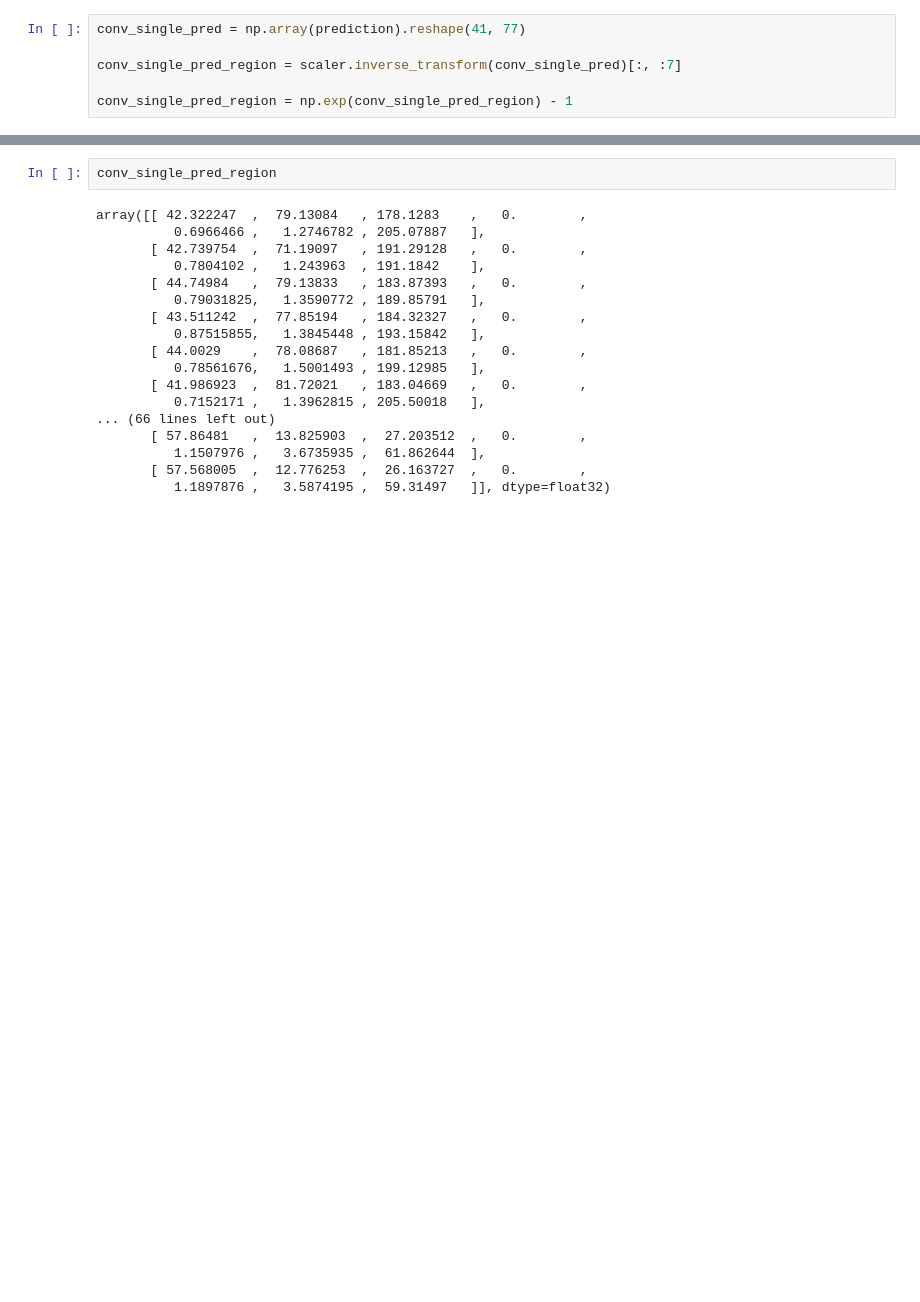
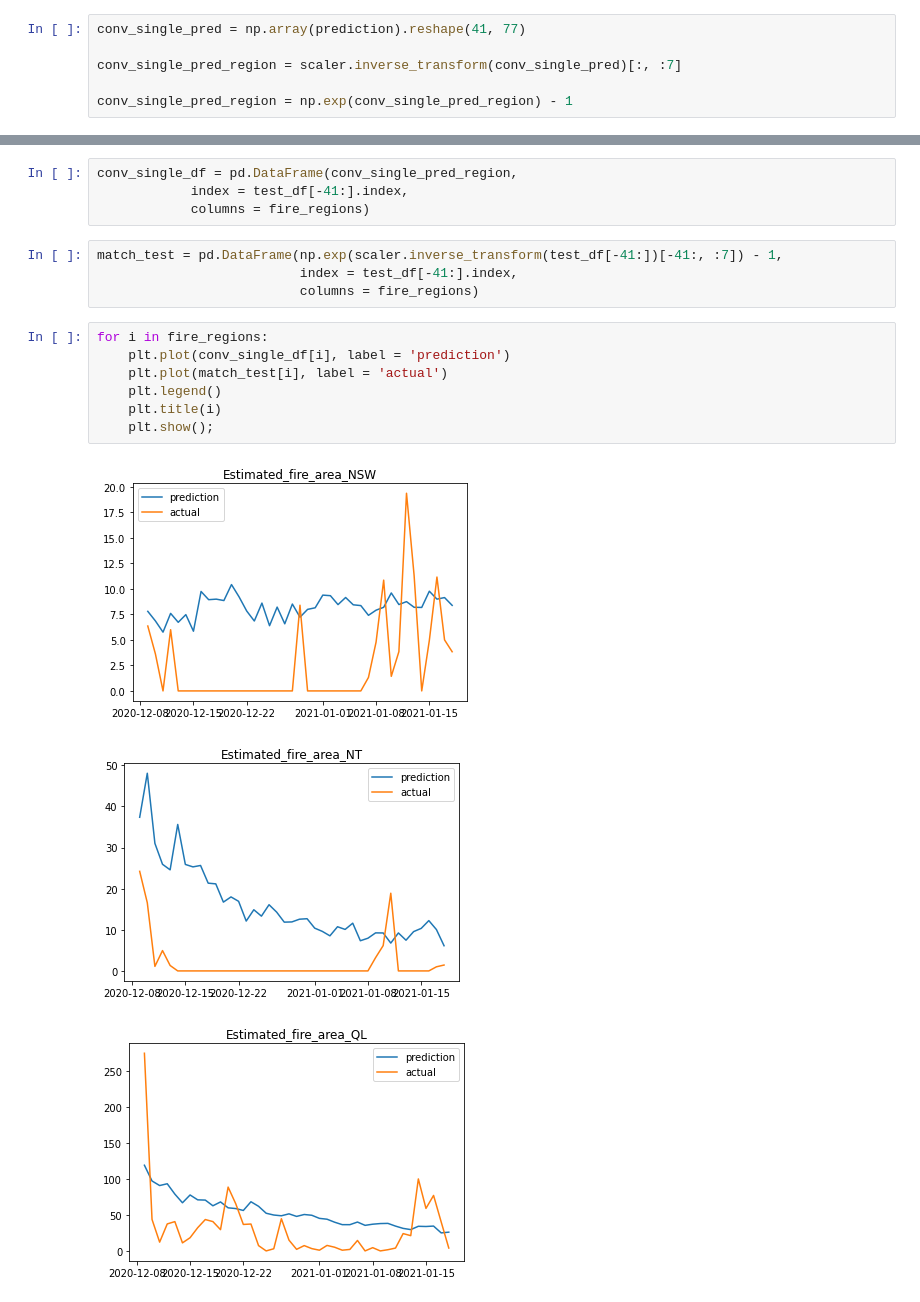
Before and after one commit to albertum1/cfc_team, a Jupyter notebook: window_generator.ipynb, the cells around one changed output, grey strips where cells are left out. Cells and saved outputs as stored; diff of their text form; blank space fills up the shorter version.

Commit message:
evaluating single conv ar

```diff
--- a/window_generator.ipynb
+++ b/window_generator.ipynb
@@ -622,20 +581,19 @@ multi_performance
-# %%
-conv_single_pred_region
-# %% [output]
-array([[ 42.322247  ,  79.13084   , 178.1283    ,   0.        ,
-          0.6966466 ,   1.2746782 , 205.07887   ],
-       [ 42.739754  ,  71.19097   , 191.29128   ,   0.        ,
-          0.7804102 ,   1.243963  , 191.1842    ],
-       [ 44.74984   ,  79.13833   , 183.87393   ,   0.        ,
-          0.79031825,   1.3590772 , 189.85791   ],
-       [ 43.511242  ,  77.85194   , 184.32327   ,   0.        ,
-          0.87515855,   1.3845448 , 193.15842   ],
-       [ 44.0029    ,  78.08687   , 181.85213   ,   0.        ,
-          0.78561676,   1.5001493 , 199.12985   ],
-       [ 41.986923  ,  81.72021   , 183.04669   ,   0.        ,
-          0.7152171 ,   1.3962815 , 205.50018   ],
-... (66 lines left out)
-       [ 57.86481   ,  13.825903  ,  27.203512  ,   0.        ,
-          1.1507976 ,   3.6735935 ,  61.862644  ],
-       [ 57.568005  ,  12.776253  ,  26.163727  ,   0.        ,
-          1.1897876 ,   3.5874195 ,  59.31497   ]], dtype=float32)
+# %%
+conv_single_df = pd.DataFrame(conv_single_pred_region,
+            index = test_df[-41:].index,
+            columns = fire_regions)
+# %%
+match_test = pd.DataFrame(np.exp(scaler.inverse_transform(test_df[-41:])[-41:, :7]) - 1,
+                          index = test_df[-41:].index,
+                          columns = fire_regions)
+# %%
+for i in fire_regions:
+    plt.plot(conv_single_df[i], label = 'prediction')
+    plt.plot(match_test[i], label = 'actual')
+    plt.legend()
+    plt.title(i)
+    plt.show();
+# %% [output]
+[figure, added]
+[figure, added]
+[figure, added]
```
Also changed, not shown: parts of 15 cells of this notebook.
